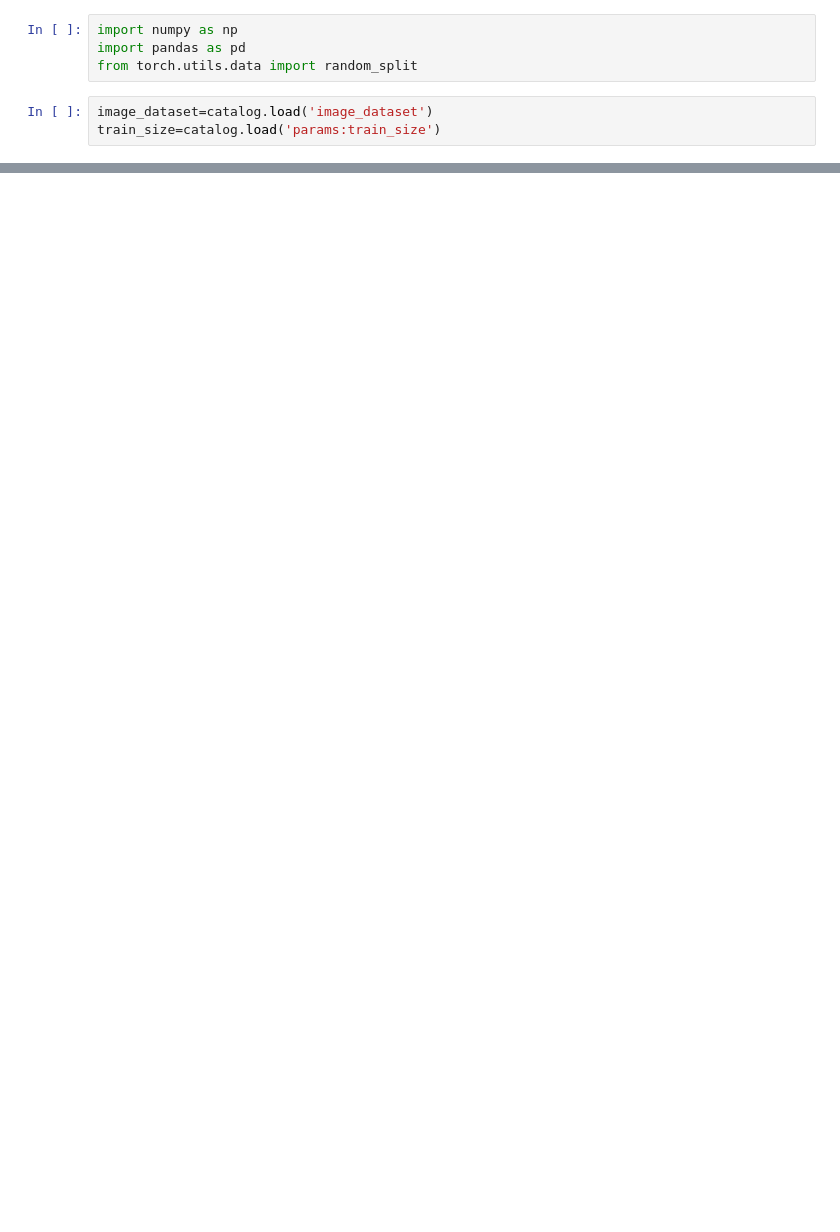
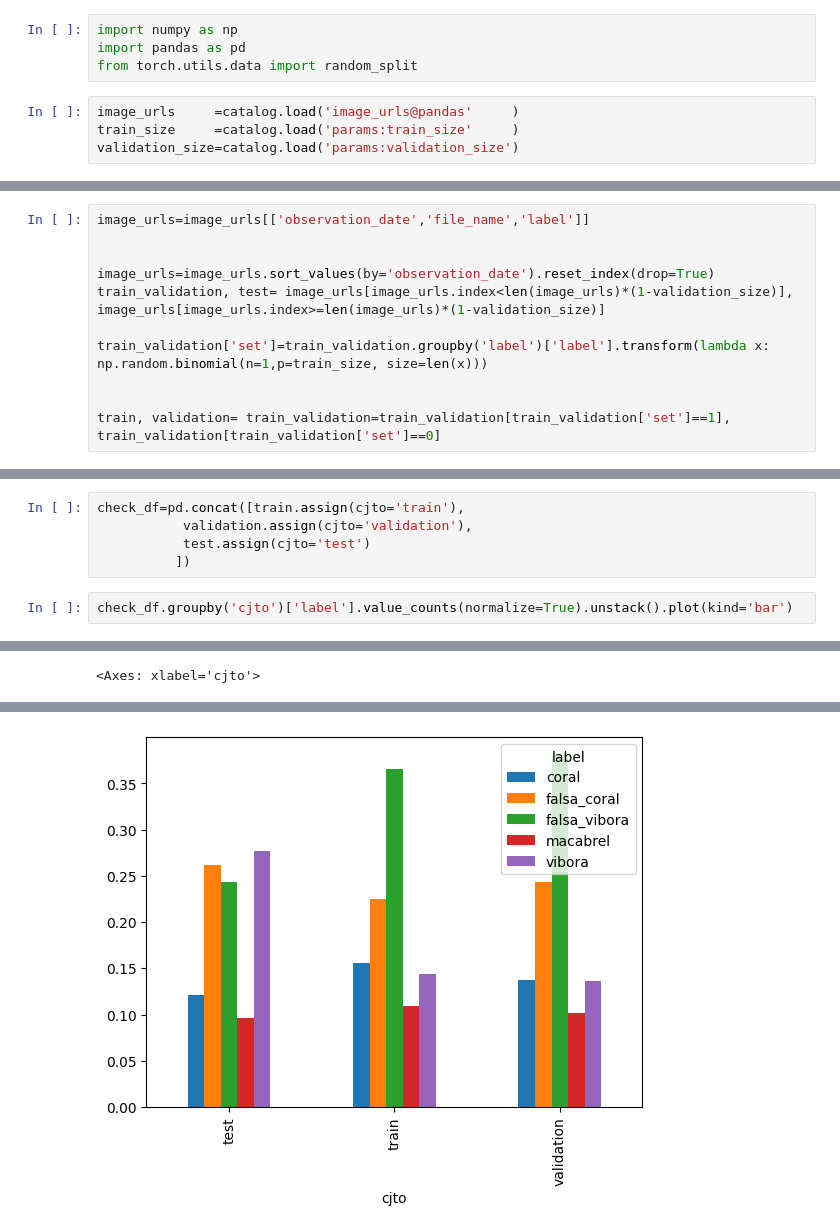
Before and after one commit to nicolasbetancourtc/serpientes-de-colombia, a Jupyter notebook: notebooks/train_test_split.ipynb, the cells around one changed output, grey strips where cells are left out. Saved outputs shown, nothing was run; the diff lists cells and outputs as text; blank space fills up the shorter version.

Commit message:
Adaptación del KedroPytorchDataset a datos de INaturalist

```diff
--- a/notebooks/train_test_split.ipynb
+++ b/notebooks/train_test_split.ipynb
@@ -21,6 +21,7 @@ import numpy as np
 import pandas as pd
 from torch.utils.data import random_split
 # %%
-image_dataset=catalog.load('image_dataset')
-train_size=catalog.load('params:train_size')
+image_urls     =catalog.load('image_urls@pandas'     )
+train_size     =catalog.load('params:train_size'     )
+validation_size=catalog.load('params:validation_size')
 # %% [output]
@@ -35,0 +41,11 @@ data_test=data[data['set']==0]
+# %%
+image_urls=image_urls[['observation_date','file_name','label']]
+
+
+image_urls=image_urls.sort_values(by='observation_date').reset_index(drop=True)
+train_validation, test= image_urls[image_urls.index<len(image_urls)*(1-validation_size)], image_urls[image_urls.index>=len(image_urls)*(1-validation_size)]
+
+train_validation['set']=train_validation.groupby('label')['label'].transform(lambda x: np.random.binomial(n=1,p=train_size, size=len(x)))
+
+
+train, validation= train_validation=train_validation[train_validation['set']==1], train_validation[train_validation['set']==0]
@@ -35,0 +57,8 @@ data_test=data[data['set']==0]
+# %%
+check_df=pd.concat([train.assign(cjto='train'),
+           validation.assign(cjto='validation'),
+           test.assign(cjto='test')
+          ])
+# %%
+check_df.groupby('cjto')['label'].value_counts(normalize=True).unstack().plot(kind='bar')
+# %% [output]
@@ -35,0 +66 @@ data_test=data[data['set']==0]
+<Axes: xlabel='cjto'>
@@ -35,0 +68 @@ data_test=data[data['set']==0]
+[figure, added]
```
Also changed, not shown: parts of 8 cells of this notebook, 18 other files.
